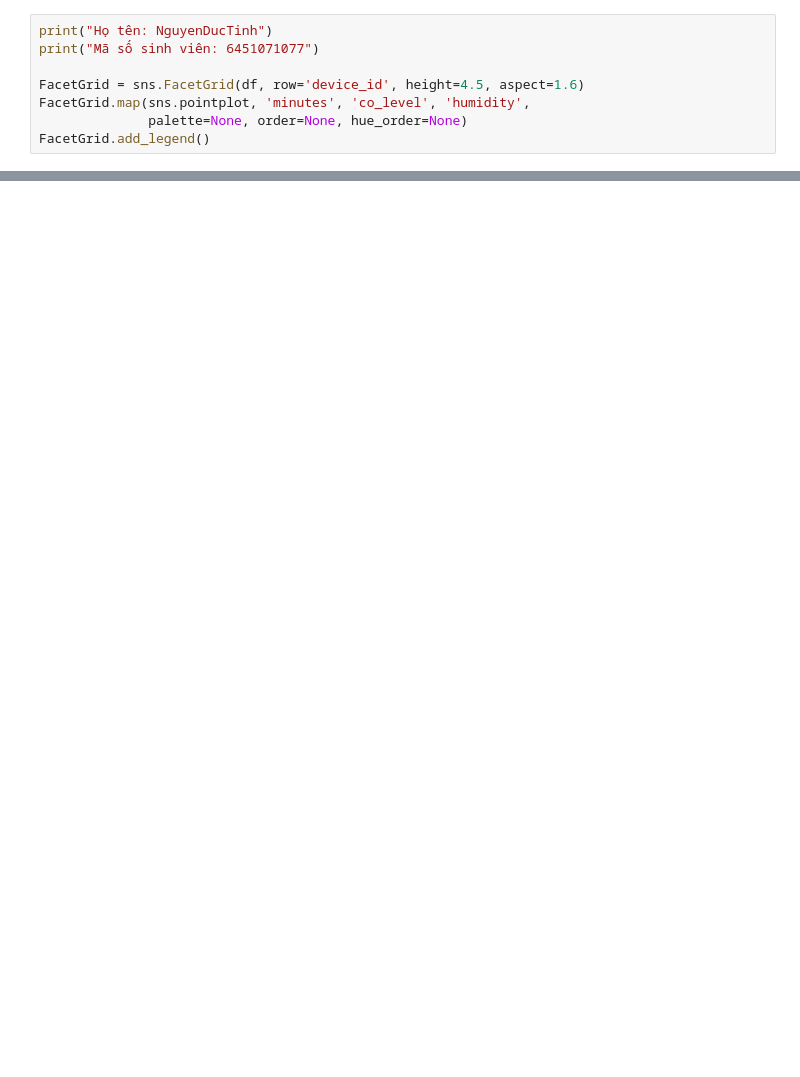
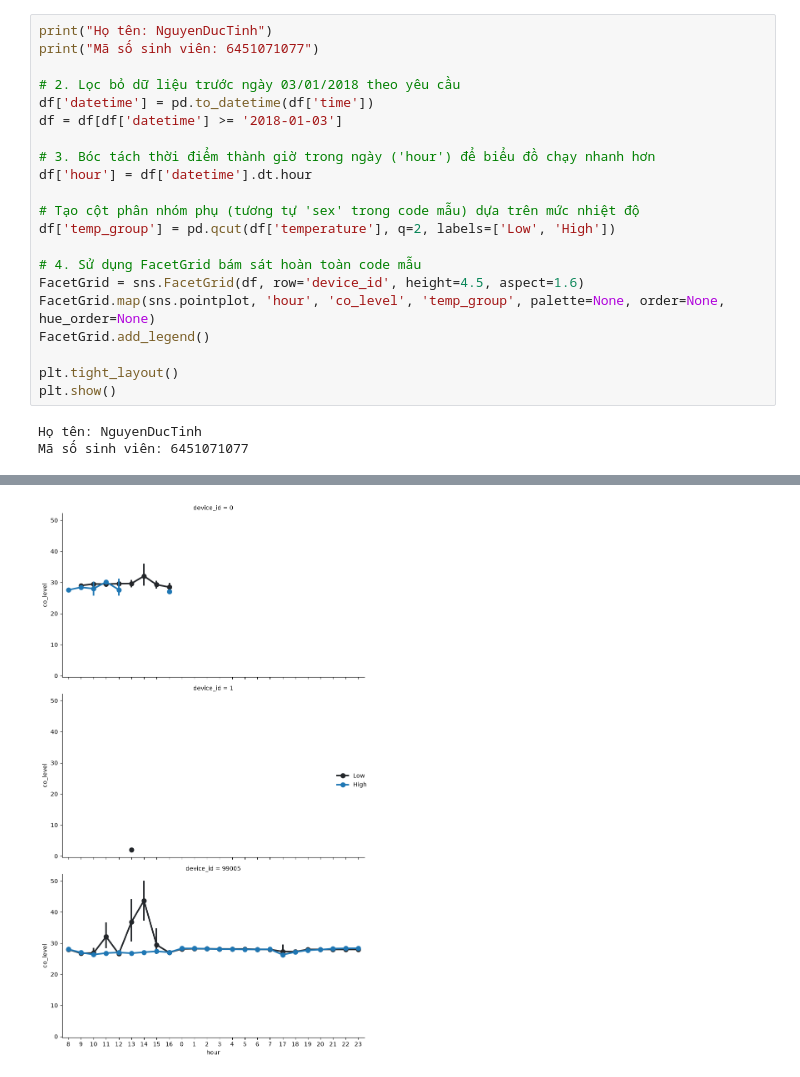
Before and after one commit to DucTinhNguyen/6451071077_Lab1_Phan1, a Jupyter notebook: 6451071077_LAB1_Bai2_Trang30/6451071077_LAB1_tbtracking_Cau4.ipynb, the cells around one changed output, grey strips where cells are left out. Saved outputs shown, nothing was run; the diff lists cells and outputs as text; blank space fills up the shorter version.

```diff
--- a/6451071077_LAB1_Bai2_Trang30/6451071077_LAB1_tbtracking_Cau4.ipynb
+++ b/6451071077_LAB1_Bai2_Trang30/6451071077_LAB1_tbtracking_Cau4.ipynb
@@ -24,7 +27,23 @@ df = pd.read_csv(
 print("Họ tên: NguyenDucTinh")
 print("Mã số sinh viên: 6451071077")
 
+# 2. Lọc bỏ dữ liệu trước ngày 03/01/2018 theo yêu cầu
+df['datetime'] = pd.to_datetime(df['time'])
+df = df[df['datetime'] >= '2018-01-03']
+
+# 3. Bóc tách thời điểm thành giờ trong ngày ('hour') để biểu đồ chạy nhanh hơn
+df['hour'] = df['datetime'].dt.hour
+
+# Tạo cột phân nhóm phụ (tương tự 'sex' trong code mẫu) dựa trên mức nhiệt độ
+df['temp_group'] = pd.qcut(df['temperature'], q=2, labels=['Low', 'High'])
+
+# 4. Sử dụng FacetGrid bám sát hoàn toàn code mẫu
 FacetGrid = sns.FacetGrid(df, row='device_id', height=4.5, aspect=1.6)
-FacetGrid.map(sns.pointplot, 'minutes', 'co_level', 'humidity',
-              palette=None, order=None, hue_order=None)
+FacetGrid.map(sns.pointplot, 'hour', 'co_level', 'temp_group', palette=None, order=None, hue_order=None)
 FacetGrid.add_legend()
+
+plt.tight_layout()
+plt.show()
+# %% [output]
+Họ tên: NguyenDucTinh
+Mã số sinh viên: 6451071077
@@ -31,3 +61,4 @@ FacetGrid.add_legend()
+[figure, added]
 # %%
 print("Họ tên: NguyenDucTinh")
 print("Mã số sinh viên: 6451071077")
```
Also changed, not shown: parts of 4 cells of this notebook, 11 other files.
